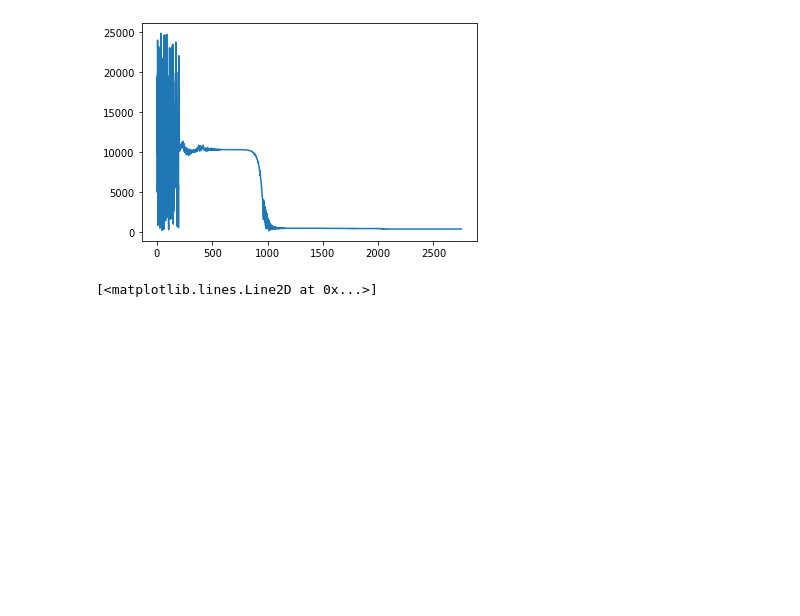
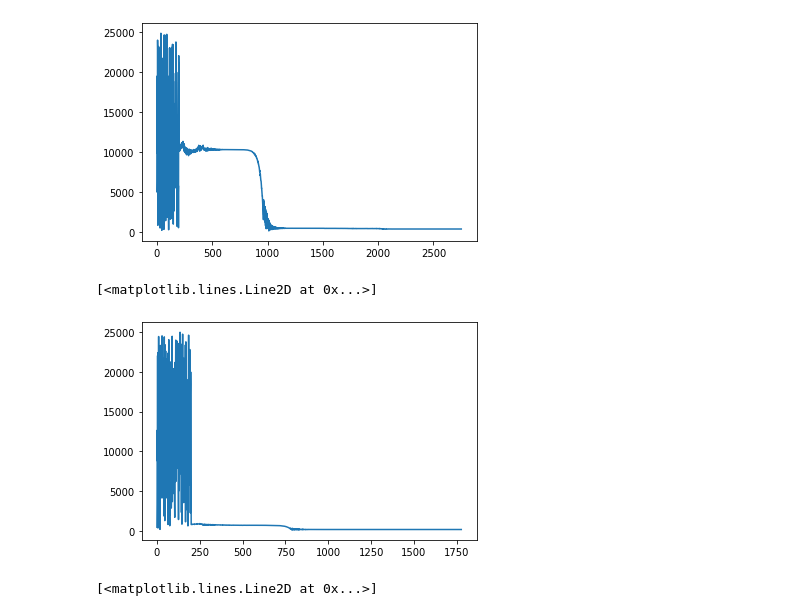
Before and after one commit to akotlar/multivariate-tada, a Jupyter notebook: MVLN-sim-mvn.ipynb, the cells around one changed output. Drawn from its saved outputs; the diff is of its cells as text; code cells hidden in the pictures; blank space fills up the shorter version.

```diff
--- a/MVLN-sim-mvn.ipynb
+++ b/MVLN-sim-mvn.ipynb
@@ -1012,6 +1051,8 @@ testFit.keys()
 dict_keys(['lls', 'llsAll', 'params', 'trajectoryLLs', 'trajectoryPi', 'trajectoryAlphas'])
 # %%
 ta = tensor(testFit["trajectoryAlphas"])
+# %%
+taLarge = tensor(testFitLarge["trajectoryAlphas"])
 # %%
 bestLL = None
 bestParams = None
@@ -1031,6 +1077,11 @@ pyplot.plot(ta[:,0])
 # %% [output]
 [<matplotlib.lines.Line2D at 0x...>]
 [figure]
+# %%
+pyplot.plot(taLarge[:,0])
+# %% [output]
+[<matplotlib.lines.Line2D at 0x...>]
+[figure, added]
 # %%
 pyplot.plot(ta[:,1])
 # %% [output]
```
Also changed, not shown: parts of 42 cells of this notebook, 2 other files.
